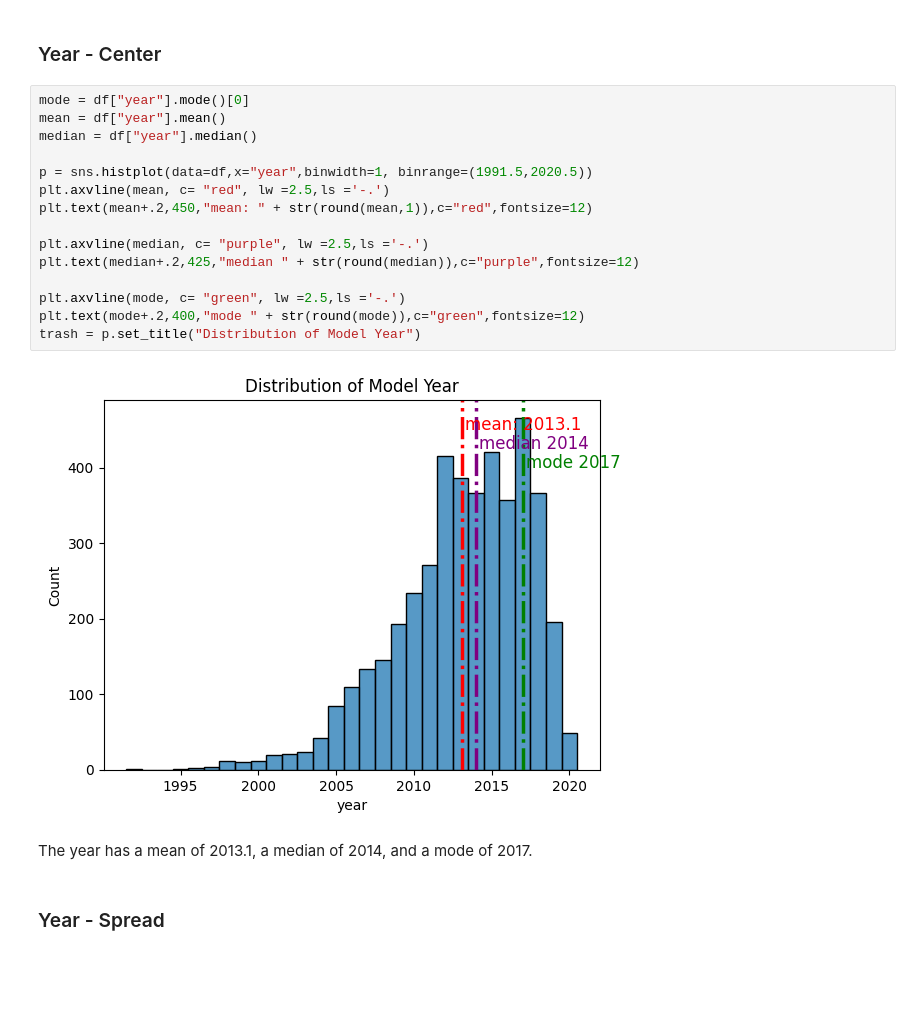
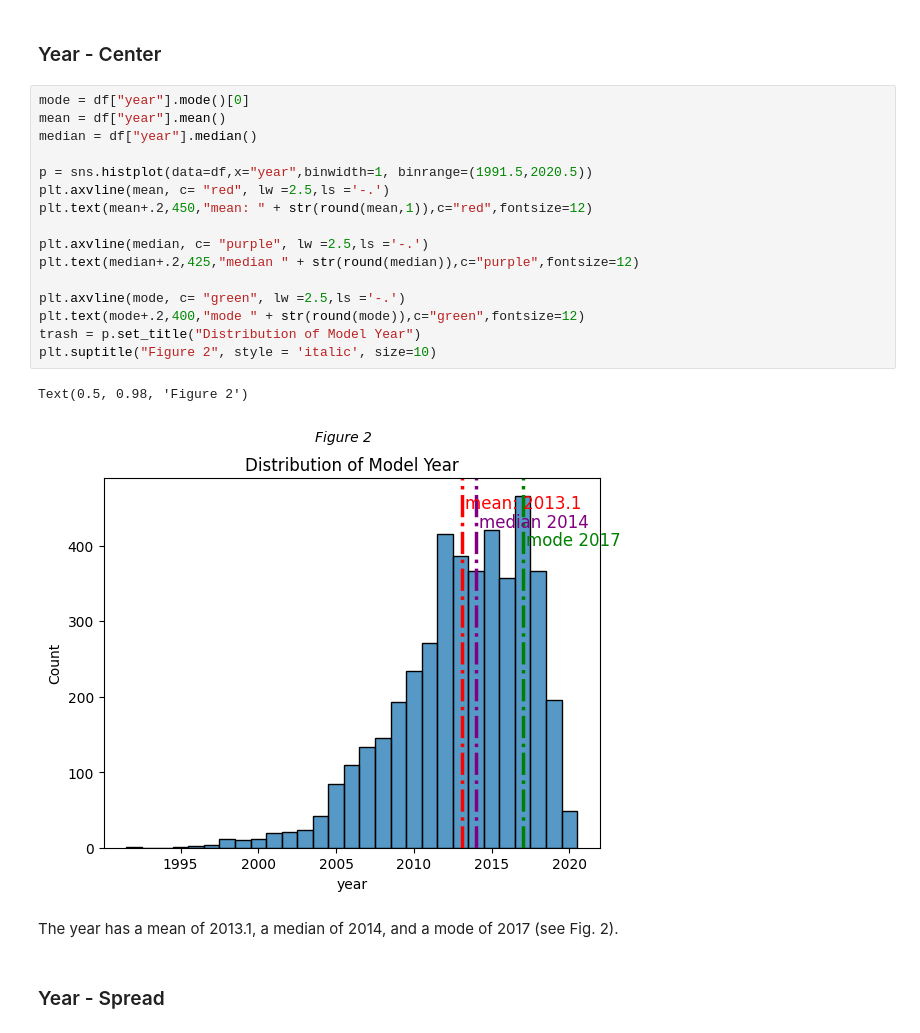
Before and after one commit to leoflewis/631-project-2, a Jupyter notebook: Project-Notebook.ipynb, the cells around one changed output. Saved outputs shown, nothing was run; the diff lists cells and outputs as text; blank space fills up the shorter version.

```diff
--- a/Project-Notebook.ipynb
+++ b/Project-Notebook.ipynb
@@ -137,22 +143,24 @@ If the "year" variable was actually referring to the sale date of the car, it wo
 # %%
 mode = df["year"].mode()[0]
 mean = df["year"].mean()
 median = df["year"].median()
 
 p = sns.histplot(data=df,x="year",binwidth=1, binrange=(1991.5,2020.5))
 plt.axvline(mean, c= "red", lw =2.5,ls ='-.')
 plt.text(mean+.2,450,"mean: " + str(round(mean,1)),c="red",fontsize=12)
 
 plt.axvline(median, c= "purple", lw =2.5,ls ='-.')
 plt.text(median+.2,425,"median " + str(round(median)),c="purple",fontsize=12)
 
 plt.axvline(mode, c= "green", lw =2.5,ls ='-.')
 plt.text(mode+.2,400,"mode " + str(round(mode)),c="green",fontsize=12)
 trash = p.set_title("Distribution of Model Year")
+plt.suptitle("Figure 2", style = 'italic', size=10)
 # %% [output]
+Text(0.5, 0.98, 'Figure 2')
-[figure, old version]
+[figure, new version]
 # %% [markdown]
-The year has a mean of 2013.1, a median of 2014, and a mode of 2017.
+The year has a mean of 2013.1, a median of 2014, and a mode of 2017 (see Fig. 2).
 # %% [markdown]
 ### Year - Spread
 # %%
```
Also changed, not shown: parts of 76 cells of this notebook, 1 other file.
